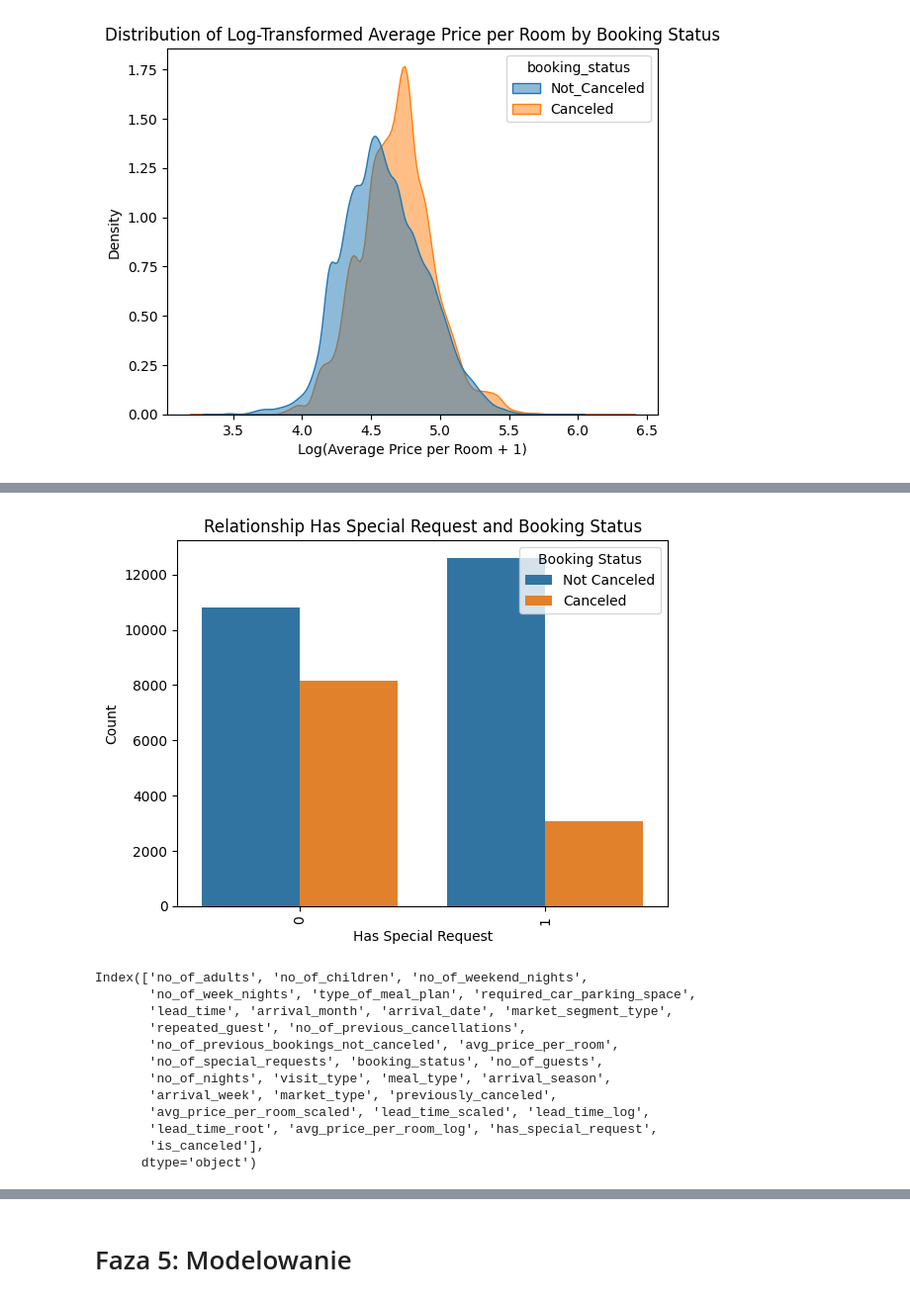
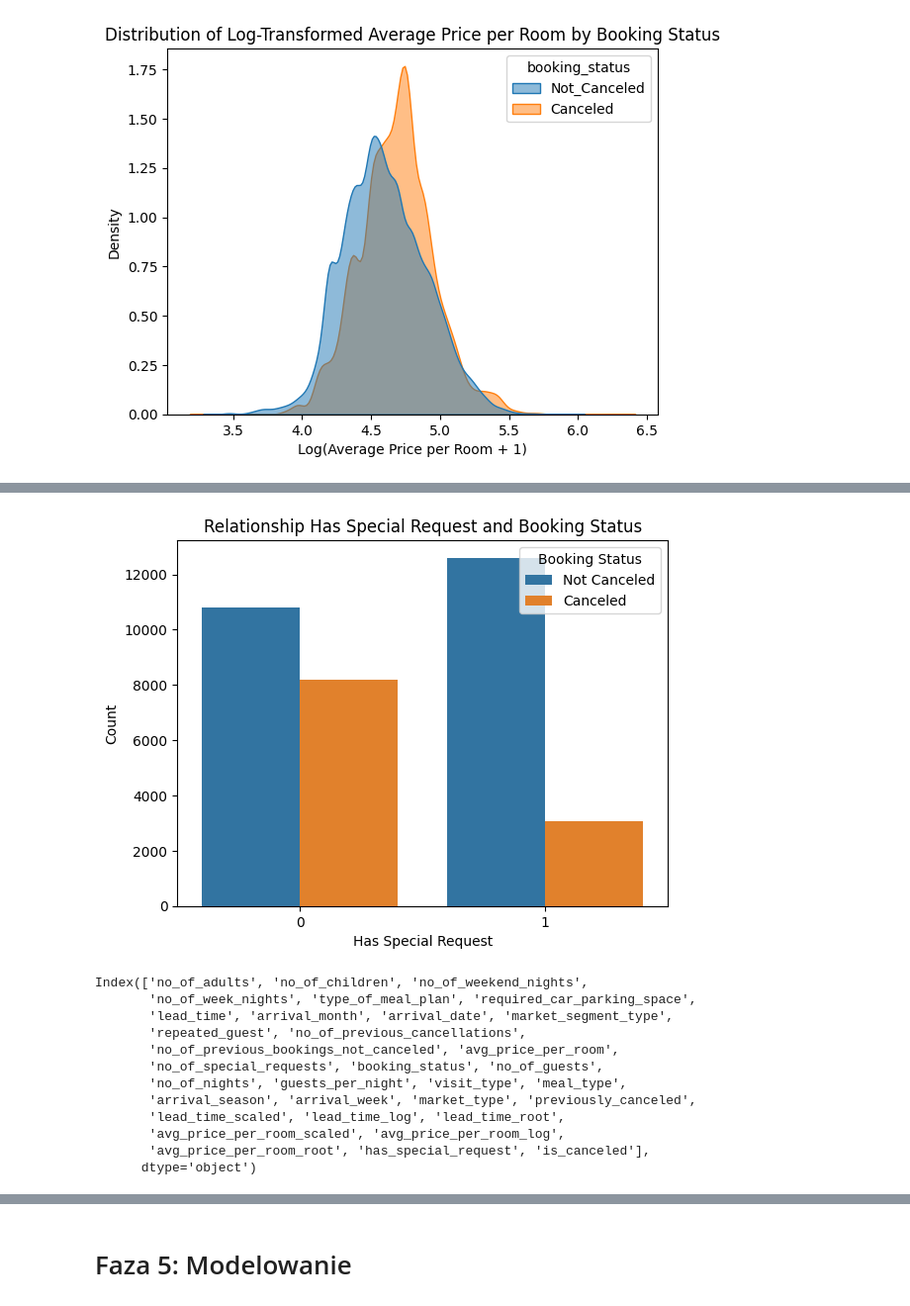
Before and after one commit to mchojna/hotel-reservations-analysis, a Jupyter notebook: main.ipynb, the cells around one changed output, grey strips where cells are left out. Shown at 99% size. Saved outputs shown, nothing was run; the diff lists cells and outputs as text; code cells hidden in the pictures.

```diff
--- a/main.ipynb
+++ b/main.ipynb
@@ -841,3 +841,5 @@ plt.legend(title='Booking Status', labels=['Not Canceled', 'Canceled'])
 plt.show()
 # %% [output]
 [figure]
+# %%
+hotels['guests_per_night'] = hotels['no_of_guests'] / hotels['no_of_nights']
@@ -959,5 +970,5 @@ hotels = hotels[hotels['avg_price_per_room'] > 25]
 from sklearn.preprocessing import StandardScaler
 
 scaler = StandardScaler()
-hotels[['avg_price_per_room_scaled', 'lead_time_scaled']] = scaler.fit_transform(hotels[['avg_price_per_room', 'lead_time']])
+hotels[['lead_time_scaled']] = scaler.fit_transform(hotels[['lead_time']])
 # %%
@@ -996,4 +1007,7 @@ plt.show()
 [figure]
 # %%
 hotels['lead_time_root'] = np.sqrt(hotels['lead_time'])
+# %%
+scaler = StandardScaler()
+hotels[['avg_price_per_room_scaled']] = scaler.fit_transform(hotels[['avg_price_per_room']])
 # %%
@@ -1025,15 +1047,16 @@ hotels['avg_price_per_room_log'] = np.sqrt(hotels['avg_price_per_room'])
+# %%
+hotels['avg_price_per_room_root'] = np.sqrt(hotels['avg_price_per_room'])
 # %%
 hotels['has_special_request'] = (hotels['no_of_special_requests'] > 0).astype(int)
 # %%
 sns.countplot(data=hotels, x='has_special_request', hue='booking_status')
 plt.title('Relationship Has Special Request and Booking Status')
 plt.xlabel('Has Special Request')
-plt.xticks(rotation=90)
 plt.ylabel('Count')
 plt.legend(title='Booking Status', labels=['Not Canceled', 'Canceled'])
 plt.show()
 # %% [output]
-[figure, old version]
+[figure, new version]
 # %%
 hotels['is_canceled'] = (hotels['booking_status'] == 'Canceled').astype(int)
 # %%
@@ -1045,11 +1068,11 @@ Index(['no_of_adults', 'no_of_children', 'no_of_weekend_nights',
        'repeated_guest', 'no_of_previous_cancellations',
        'no_of_previous_bookings_not_canceled', 'avg_price_per_room',
        'no_of_special_requests', 'booking_status', 'no_of_guests',
-       'no_of_nights', 'visit_type', 'meal_type', 'arrival_season',
-       'arrival_week', 'market_type', 'previously_canceled',
-       'avg_price_per_room_scaled', 'lead_time_scaled', 'lead_time_log',
-       'lead_time_root', 'avg_price_per_room_log', 'has_special_request',
-       'is_canceled'],
+       'no_of_nights', 'guests_per_night', 'visit_type', 'meal_type',
+       'arrival_season', 'arrival_week', 'market_type', 'previously_canceled',
+       'lead_time_scaled', 'lead_time_log', 'lead_time_root',
+       'avg_price_per_room_scaled', 'avg_price_per_room_log',
+       'avg_price_per_room_root', 'has_special_request', 'is_canceled'],
       dtype='object')
 # %%
 clean_hotels = hotels.drop(columns=['no_of_adults', 'no_of_children', 'no_of_weekend_nights',
```
Also changed, not shown: parts of 27 cells of this notebook, 4 other files.
